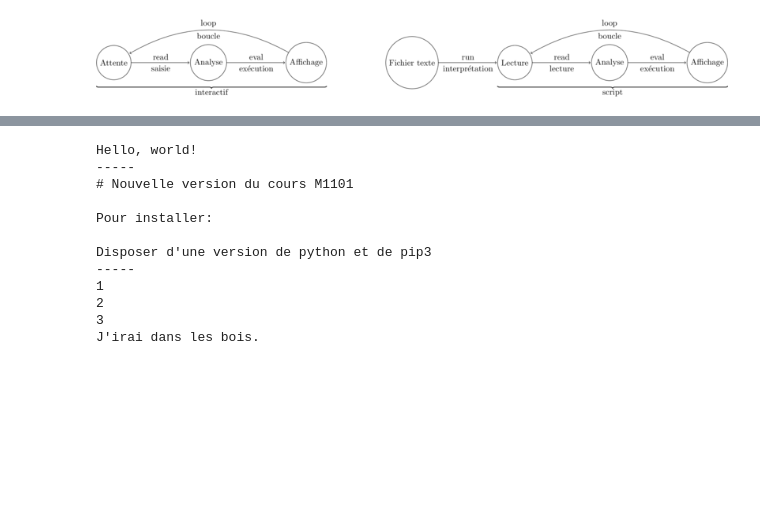
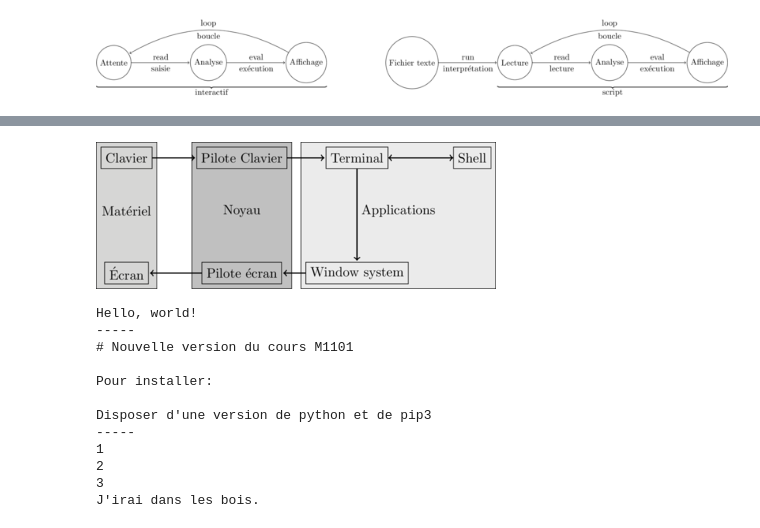
Before and after one commit to jcdubacq/iutv-info-m1101, a Jupyter notebook: M1101-B2.ipynb, the cells around one changed output, grey strips where cells are left out. Drawn from its saved outputs; the diff is of its cells as text; code cells hidden in the pictures; blank space fills up the shorter version.

```diff
--- a/M1101-B2.ipynb
+++ b/M1101-B2.ipynb
@@ -97,3 +129,33 @@ C'est l'exemple de la boucle dans ce qui va suivre.
+# %%
+%%tikz -l shapes,arrows,fit -x \pgfdeclarelayer{background}\pgfsetlayers{background,main}
+\tikzstyle{block} = [draw, rectangle, minimum height=1.6em, minimum width=2em, node distance=3cm]
+\tikzstyle{arrow} = [shorten >=1pt,->, thick]
+\tikzstyle{dblarrow} = [thick,<->]
+\node[block] (keyboard) {Clavier};
+\node[block,right of=keyboard] (driverKeyboard) {Pilote Clavier};
+\node[block,right of=driverKeyboard] (terminal) {Terminal};
+\node[block,right of=terminal] (shell) {Shell};
+\node[block,below of=terminal] (window) {Window system};
+\node[block,left of=window] (driverScreen) {Pilote écran};
+\node[block,left of=driverScreen] (screen) {Écran};
+
+\draw [arrow] (keyboard) -- (driverKeyboard);
+\draw [arrow] (driverKeyboard) -- (terminal);
+\draw [arrow] (terminal) -- (window);
+\draw [arrow] (window) -- (driverScreen);
+\draw [arrow] (driverScreen) -- (screen);
+\draw [dblarrow] (terminal) -- (shell);
+\begin{pgfonlayer}{background}
+\node[fill=black!30,fit=(driverKeyboard)(driverScreen), block] {Noyau};
+\end{pgfonlayer}
+\begin{pgfonlayer}{background}
+\node[fill=black!20,fit=(keyboard)(screen), block] {Matériel};
+\end{pgfonlayer}
+\begin{pgfonlayer}{background}
+\node[fill=black!10,fit=(terminal)(window)(shell), block] {Applications};
+\end{pgfonlayer}
+# %% [output]
+[figure, added]
 # %%
 %%sh
 # La première ligne sert à indiquer que le programme n'est pas en python, mais dans un autre langage
```
Also changed, not shown: parts of 20 cells of this notebook, 3 other files.
